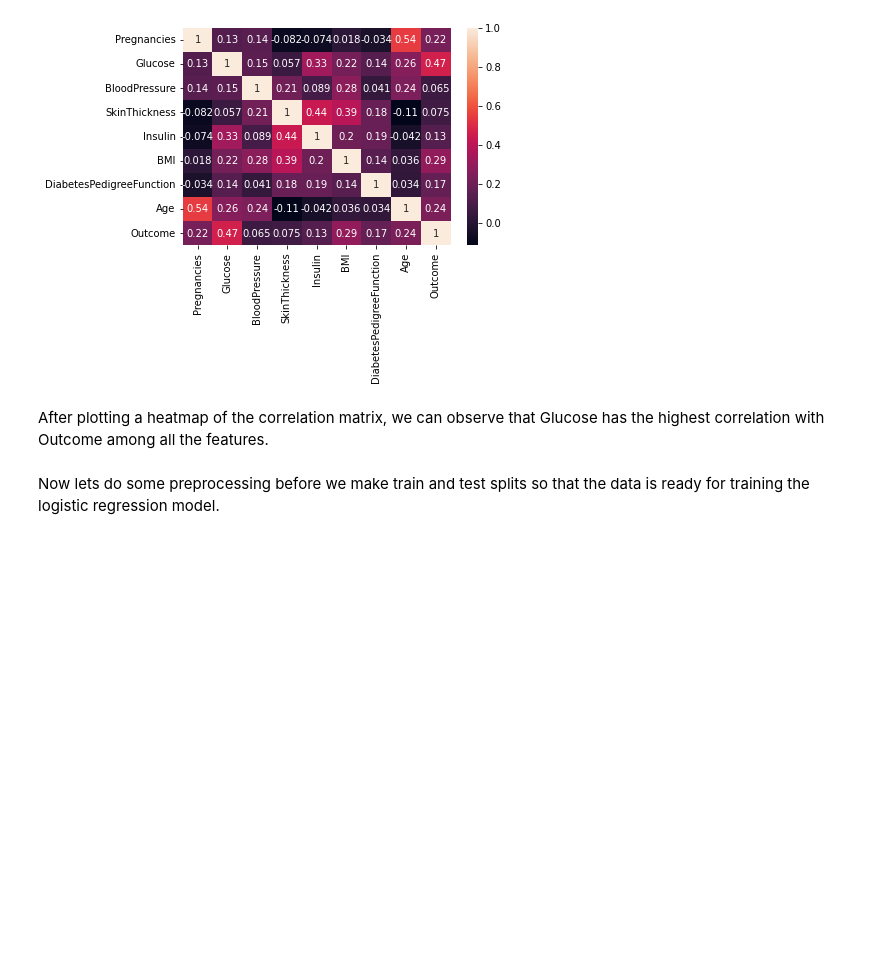
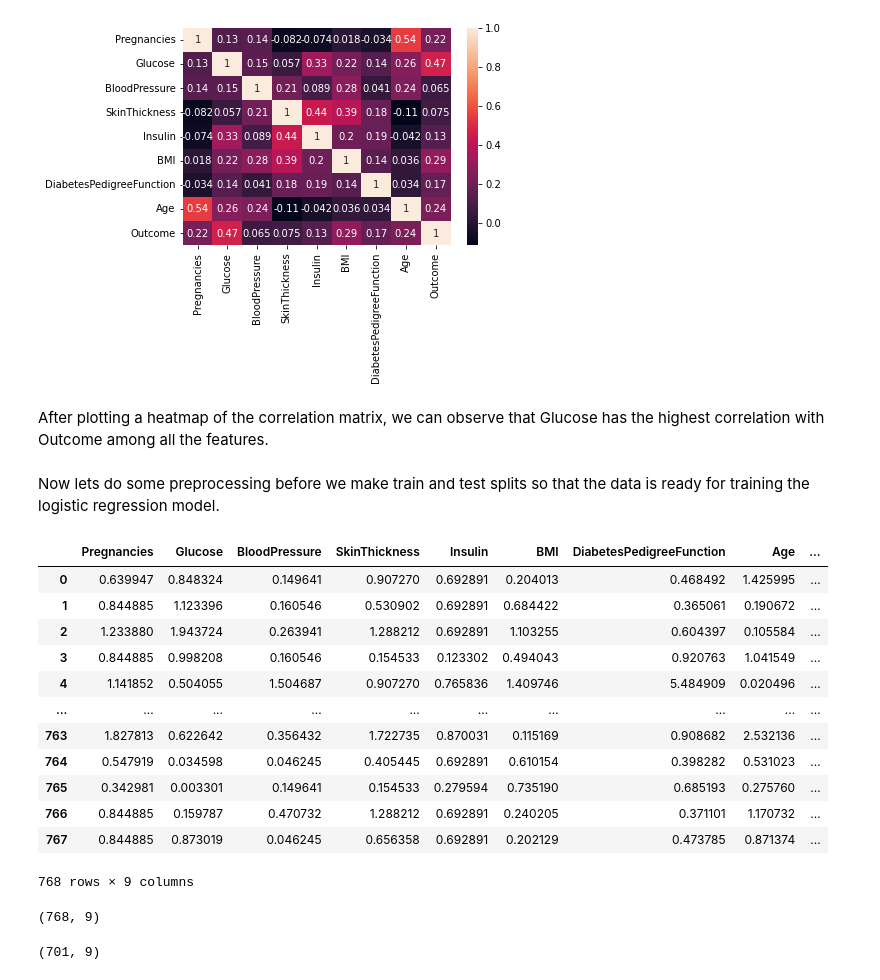
Before and after one commit to niramay447/kaggle-competitions, a Jupyter notebook: diabetes-predictor.ipynb, the cells around one changed output. Drawn from its saved outputs; the diff is of its cells as text; code cells hidden in the pictures; blank space fills up the shorter version.

```diff
--- a/diabetes-predictor.ipynb
+++ b/diabetes-predictor.ipynb
@@ -103,3 +113,32 @@ plt.show()
 After plotting a heatmap of the correlation matrix, we can observe that Glucose has the highest correlation with Outcome among all the features.
 # %% [markdown]
 Now lets do some preprocessing before we make train and test splits so that the data is ready for training the logistic regression model.
+# %%
+# removing outliers using z-scores
+z_scores = np.abs(stats.zscore(all_data))
+z_scores
+# %% [output]
+|  | Pregnancies | Glucose | BloodPressure | SkinThickness | Insulin | BMI | DiabetesPedigreeFunction | Age | ... |
+| 0 | 0.639947 | 0.848324 | 0.149641 | 0.907270 | 0.692891 | 0.204013 | 0.468492 | 1.425995 | ... |
+| 1 | 0.844885 | 1.123396 | 0.160546 | 0.530902 | 0.692891 | 0.684422 | 0.365061 | 0.190672 | ... |
+| 2 | 1.233880 | 1.943724 | 0.263941 | 1.288212 | 0.692891 | 1.103255 | 0.604397 | 0.105584 | ... |
+| 3 | 0.844885 | 0.998208 | 0.160546 | 0.154533 | 0.123302 | 0.494043 | 0.920763 | 1.041549 | ... |
+| 4 | 1.141852 | 0.504055 | 1.504687 | 0.907270 | 0.765836 | 1.409746 | 5.484909 | 0.020496 | ... |
+| ... | ... | ... | ... | ... | ... | ... | ... | ... | ... |
+| 763 | 1.827813 | 0.622642 | 0.356432 | 1.722735 | 0.870031 | 0.115169 | 0.908682 | 2.532136 | ... |
+| 764 | 0.547919 | 0.034598 | 0.046245 | 0.405445 | 0.692891 | 0.610154 | 0.398282 | 0.531023 | ... |
+| 765 | 0.342981 | 0.003301 | 0.149641 | 0.154533 | 0.279594 | 0.735190 | 0.685193 | 0.275760 | ... |
+| 766 | 0.844885 | 0.159787 | 0.470732 | 1.288212 | 0.692891 | 0.240205 | 0.371101 | 1.170732 | ... |
+| 767 | 0.844885 | 0.873019 | 0.046245 | 0.656358 | 0.692891 | 0.202129 | 0.473785 | 0.871374 | ... |
+768 rows × 9 columns
+# %%
+# before removing outliers
+all_data.shape
+# %% [output]
+(768, 9)
+# %%
+# after removing outliers
+all_data = all_data[(z_scores < 3.5).all(axis=1)]
+all_data.shape
+# %% [output]
+(701, 9)
```
Also changed, not shown: parts of 8 cells of this notebook.
